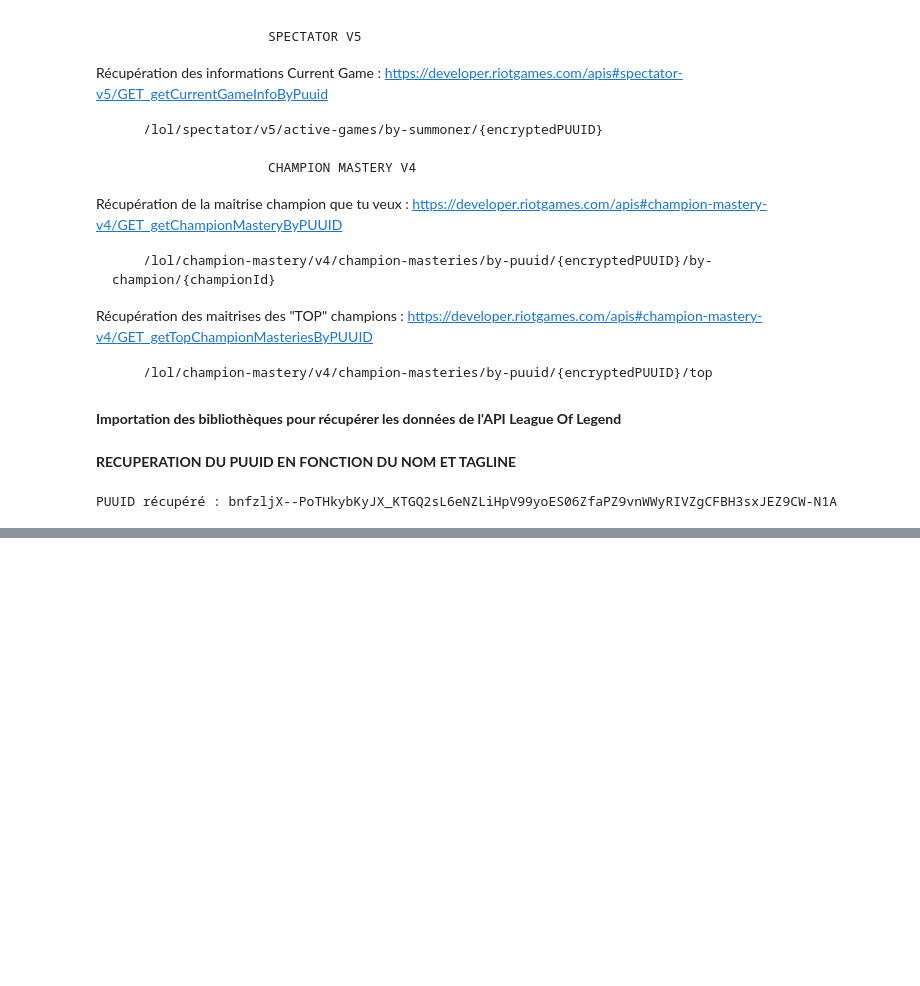
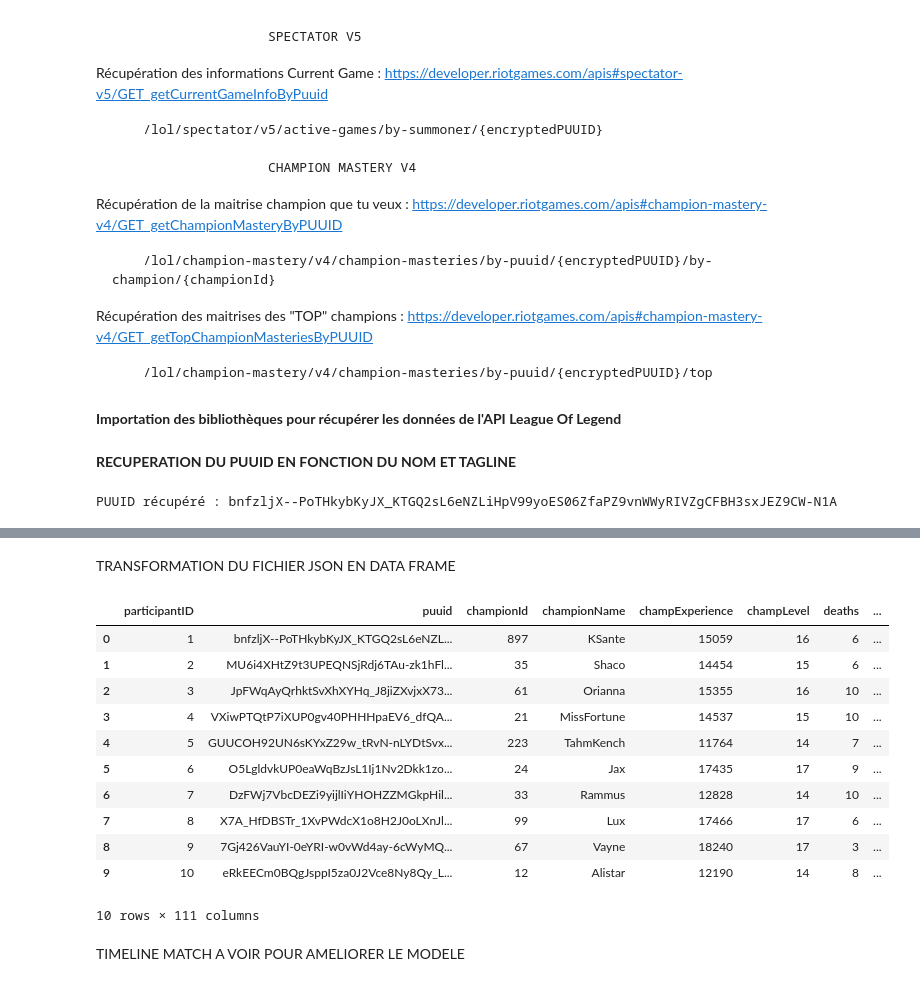
Before and after one commit to Hassen-Ti/Projet-Lol, a Jupyter notebook: elo_coach.ipynb, the cells around one changed output, grey strips where cells are left out. Drawn from its saved outputs; the diff is of its cells as text; code cells hidden in the pictures; blank space fills up the shorter version.

```diff
--- a/elo_coach.ipynb
+++ b/elo_coach.ipynb
@@ -45,10 +45,9 @@ Récupération des maitrises des "TOP" champions : https://developer.riotgames.c
 import requests
 import pandas as pd
 
-# La clé est valide pendant 24h : 20/12 15h12
-clef = "RGAPI-94ff8360-025e-40da-ab5b-5b451a3064d5"
+# La clé est valide pendant 24h : 14/01 15h30
+clef = "RGAPI-32afb638-a1d3-4c0e-9332-a5c162c2a085"
 region = "euw1"
-region_puuid = "europe"
 gameName = "Vhorg"
 tagLine = "EUW"
 # %% [markdown]
@@ -56,7 +55,7 @@ tagLine = "EUW"
 # %%
 # Définir les paramètres de base
 API_KEY = clef  # Remplacez par votre clé API
-BASE_URL = f"https://{region_puuid}.api.riotgames.com"  # Remplacez <region> par la région appropriée (ex: americas, asia, europe)
+BASE_URL = "https://europe.api.riotgames.com"  # Remplacez <region> par la région appropriée (ex: americas, asia, europe)
 GAME_NAME = gameName  # Remplacez par le gameName du joueur
 TAG_LINE = tagLine  # Remplacez par le tagLine du joueur
 
@@ -84,11 +83,6 @@ def get_puuid(game_name, tag_line):
 
 # Exemple d'utilisation
 if __name__ == "__main__":
-    region = region_puuid  # Exemple de région globale (americas, asia, europe)
-    BASE_URL = f"https://{region}.api.riotgames.com"
-    GAME_NAME = gameName
-    TAG_LINE = tagLine
-
     puuid = get_puuid(GAME_NAME, TAG_LINE)
     if puuid:
         print("PUUID récupéré :", puuid)
@@ -108,7 +102,7 @@ def get_match_ids(puuid, start=0, count=20):
     :param count: Nombre de matchs à récupérer
     :return: Liste des IDs des matchs, ou None en cas d'échec
     """
-    base_url = f"https://{region_puuid}.api.riotgames.com"
+    base_url = "https://europe.api.riotgames.com" # Ne pas modifier
     endpoint = f"{base_url}/lol/match/v5/matches/by-puuid/{puuid}/ids"
     headers = {"X-Riot-Token": API_KEY}
     params = {
@@ -133,7 +127,7 @@ if __name__ == "__main__":
         print("PUUID récupéré :", puuid)
 
         # Étape 2 : Récupérer les match IDs
-        match_ids = get_match_ids(puuid, start=0, count=5)
+        match_ids = get_match_ids(puuid, start=0, count=5) # Count à changer si on veut récupérer plus de matchs
         if match_ids:
             print("Match IDs récupérés :", match_ids)
         else:
@@ -145,0 +324,32 @@ Match IDs récupérés : ['EUW1_7233961839', 'EUW1_7233858798', 'EUW1_7233453842
+# %% [markdown]
+TRANSFORMATION DU FICHIER JSON EN DATA FRAME
+# %%
+
+import pandas as pd
+
+# Transforme la liste de participants en un DataFrame
+df_participants = pd.DataFrame(filtered_data["participants"])
+
+# Transforme les informations de partie en un DataFrame
+df_game = pd.DataFrame(filtered_data)
+
+df_game_utilisable = df_game[["gameDuration","gameId","gameMode","gameName","gameType","gameVersion", "mapId"]]
+  # df_game_utilisable_1 = df_game.iloc[0,:-1] Equivalent à au dessus si on peut optimiser le code
+
+# Affiche un aperçu du DataFrame
+display(df_participants)
+# %% [output]
+|  | participantID | puuid | championId | championName | champExperience | champLevel | deaths | ... |
+| 0 | 1 | bnfzljX--PoTHkybKyJX_KTGQ2sL6eNZL... | 897 | KSante | 15059 | 16 | 6 | ... |
+| 1 | 2 | MU6i4XHtZ9t3UPEQNSjRdj6TAu-zk1hFl... | 35 | Shaco | 14454 | 15 | 6 | ... |
+| 2 | 3 | JpFWqAyQrhktSvXhXYHq_J8jiZXvjxX73... | 61 | Orianna | 15355 | 16 | 10 | ... |
+| 3 | 4 | VXiwPTQtP7iXUP0gv40PHHHpaEV6_dfQA... | 21 | MissFortune | 14537 | 15 | 10 | ... |
+| 4 | 5 | GUUCOH92UN6sKYxZ29w_tRvN-nLYDtSvx... | 223 | TahmKench | 11764 | 14 | 7 | ... |
+| 5 | 6 | O5LgldvkUP0eaWqBzJsL1Ij1Nv2Dkk1zo... | 24 | Jax | 17435 | 17 | 9 | ... |
+| 6 | 7 | DzFWj7VbcDEZi9yijlIiYHOHZZMGkpHil... | 33 | Rammus | 12828 | 14 | 10 | ... |
+| 7 | 8 | X7A_HfDBSTr_1XvPWdcX1o8H2J0oLXnJl... | 99 | Lux | 17466 | 17 | 6 | ... |
+| 8 | 9 | 7Gj426VauYI-0eYRI-w0vWd4ay-6cWyMQ... | 67 | Vayne | 18240 | 17 | 3 | ... |
+| 9 | 10 | eRkEECm0BQgJsppI5za0J2Vce8Ny8Qy_L... | 12 | Alistar | 12190 | 14 | 8 | ... |
+10 rows × 111 columns
+# %% [markdown]
+TIMELINE MATCH A VOIR POUR AMELIORER LE MODELE
```
Also changed, not shown: parts of 6 cells of this notebook.
